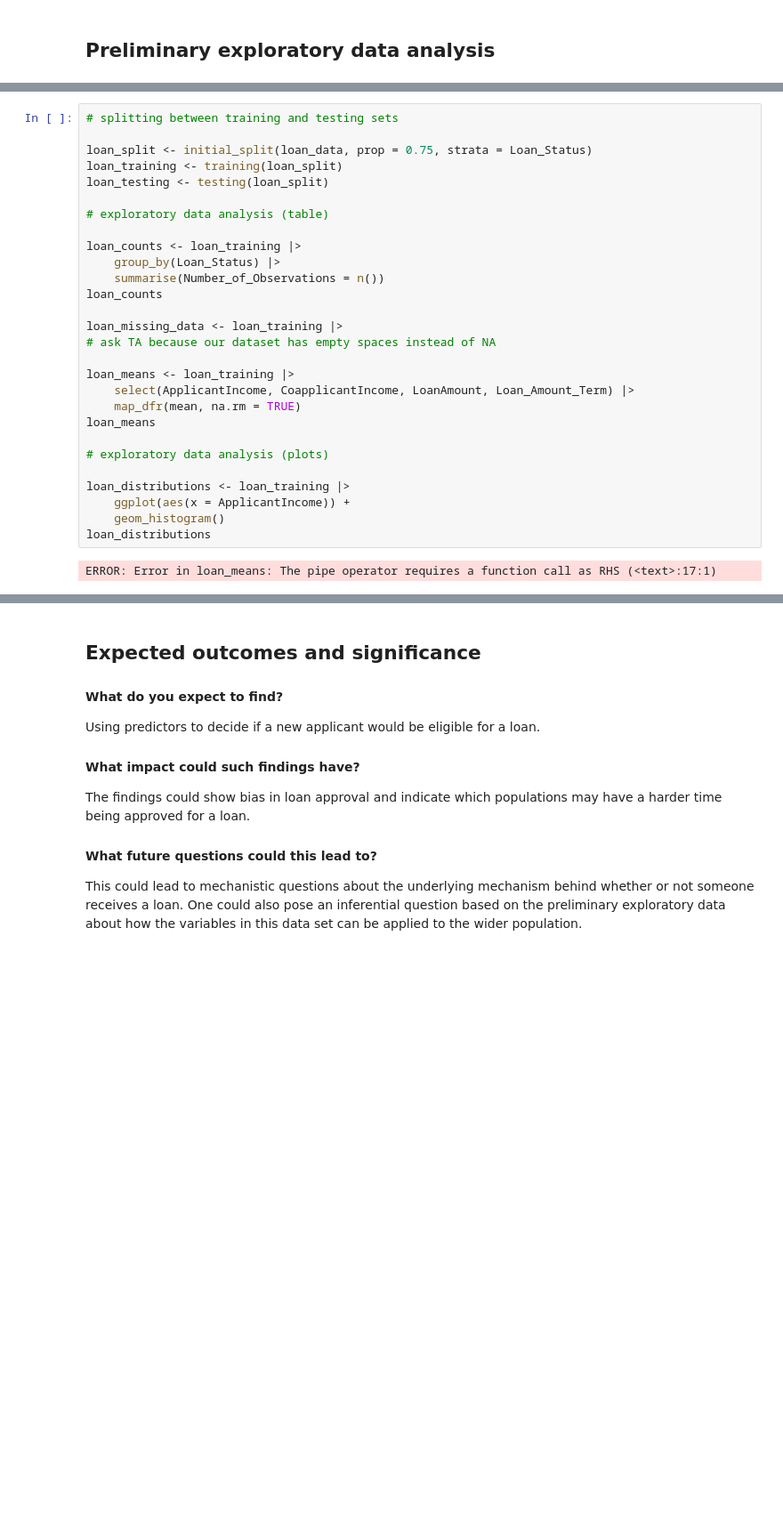
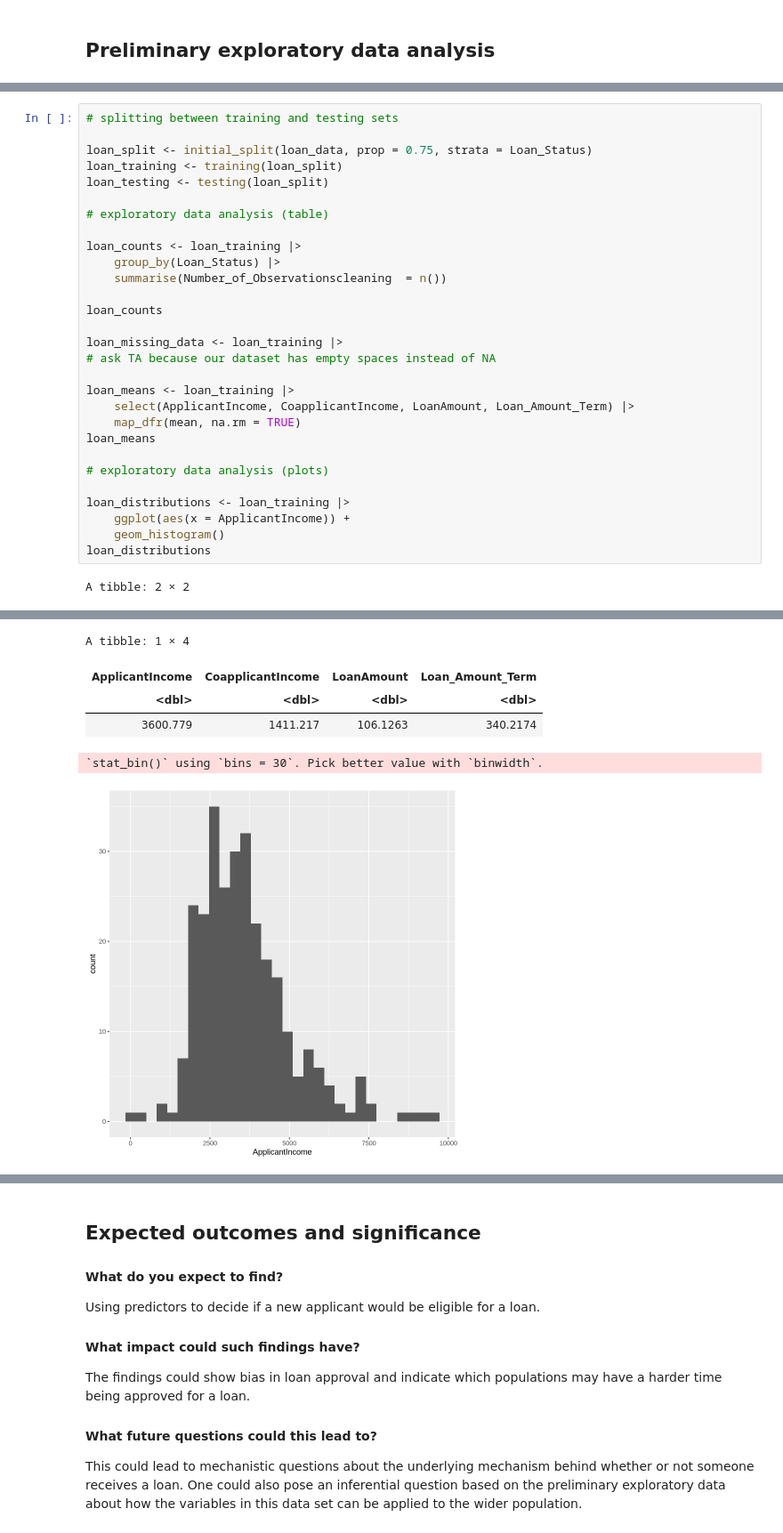
Before and after one commit to lillylaksermerz/dsci100-project, a Jupyter notebook: group_proposal.ipynb, the cells around one changed output, grey strips where cells are left out. Shown: that part at 89% size. Drawn from its saved outputs; the diff is of its cells as text; blank space fills up the shorter version.

```diff
--- a/group_proposal.ipynb
+++ b/group_proposal.ipynb
@@ -57,7 +76,8 @@ loan_testing <- testing(loan_split)
 
 loan_counts <- loan_training |>
     group_by(Loan_Status) |>
-    summarise(Number_of_Observations = n())
+    summarise(Number_of_Observationscleaning  = n())
+
 loan_counts
 
 loan_missing_data <- loan_training |>
@@ -75,4 +95,4 @@ loan_distributions <- loan_training |>
     geom_histogram()
 loan_distributions
 # %% [output]
-ERROR: Error in loan_means: The pipe operator requires a function call as RHS (<text>:17:1)
+A tibble: 2 × 2
@@ -79,2 +103,8 @@ ERROR: Error in loan_means: The pipe operator requires a function call as RHS (<
+A tibble: 1 × 4
+| ApplicantIncome | CoapplicantIncome | LoanAmount | Loan_Amount_Term |
+| <dbl> | <dbl> | <dbl> | <dbl> |
+| 3600.779 | 1411.217 | 106.1263 | 340.2174 |
+`stat_bin()` using `bins = 30`. Pick better value with `binwidth`.
+[figure, added]
 # %% [markdown]
 ## Methods
```
Also changed, not shown: parts of 7 cells of this notebook.
